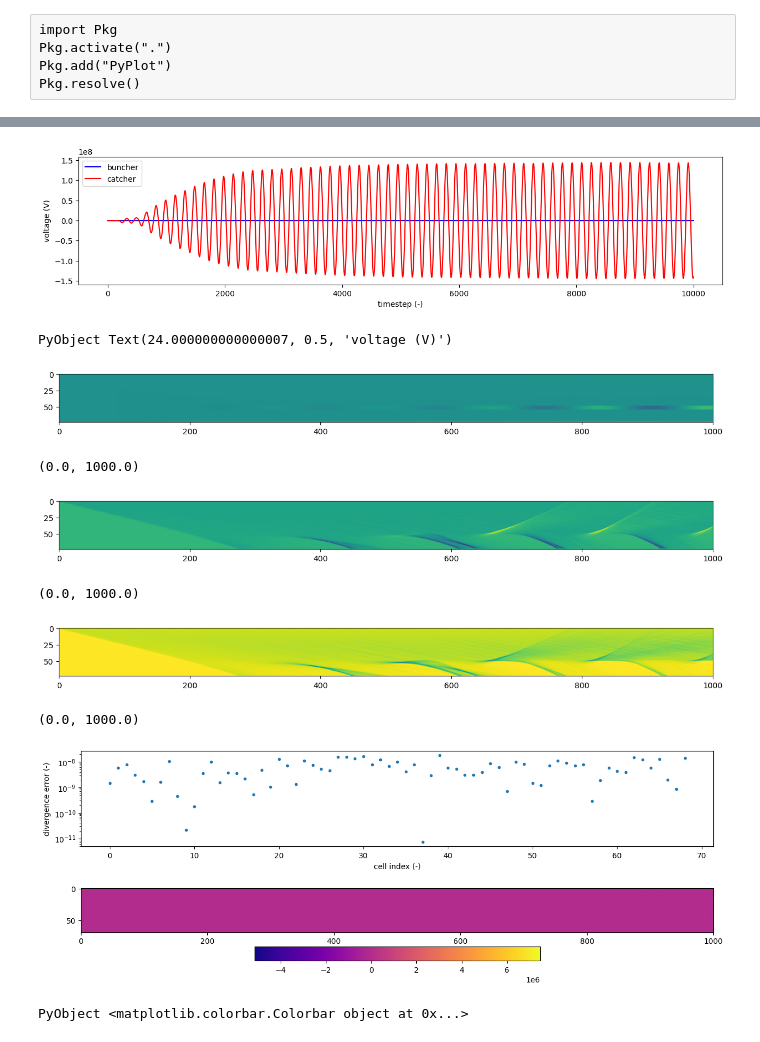
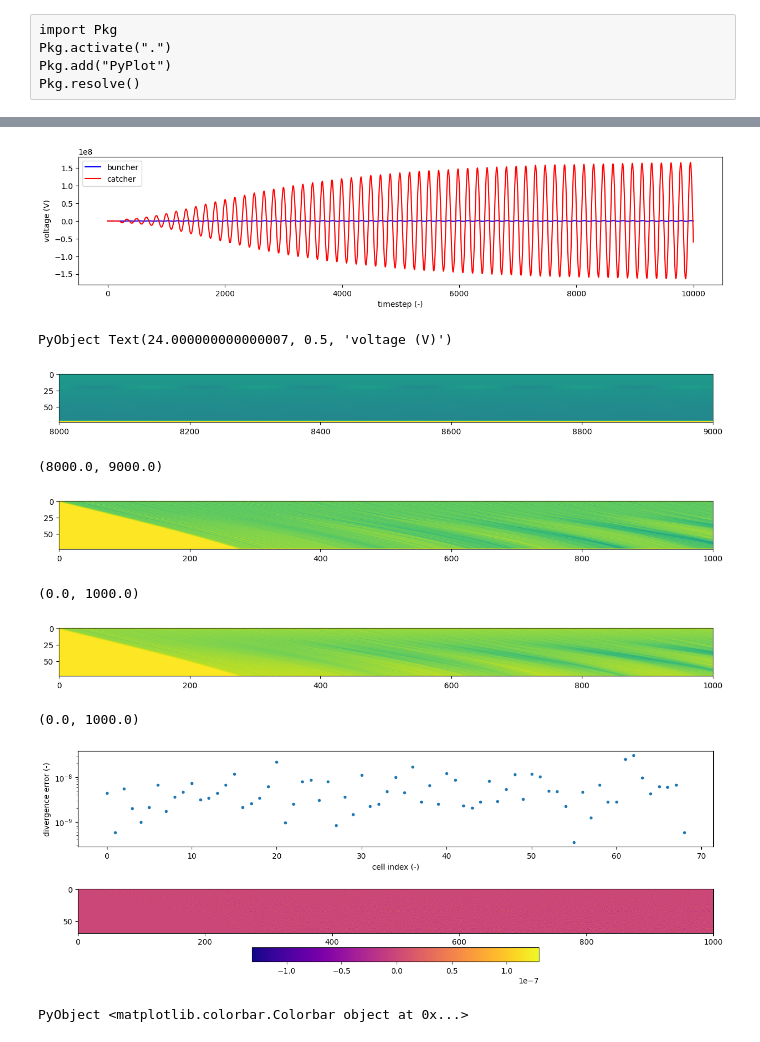
Before and after one commit to bchaber/iskra, a Jupyter notebook: klystron.ipynb, the cells around one changed output, grey strips where cells are left out. Drawn from its saved outputs; the diff is of its cells as text; code cells hidden in the pictures.

```diff
--- a/klystron.ipynb
+++ b/klystron.ipynb
@@ -348,7 +348,7 @@ function main()
 
     I0 = 12kA
     U0 = 175kV
-    I1 = 1A
+    I1 = 500A
 
     state, context = build(I0, U0, I1)
     pusher = context.pusher
@@ -399,23 +399,23 @@ legend(("buncher", "catcher"))
 xlabel("timestep (-)")
 ylabel("voltage (V)")
 # %% [output]
-[figure, old version]
+[figure, new version]
 PyObject Text(24.000000000000007, 0.5, 'voltage (V)')
 # %%
 using PyPlot
 figure(figsize=(15, 6))
 imshow(results.Ex)
-xlim((0, 1000))
+xlim((8000, 9000))
 # %% [output]
-[figure, old version]
+[figure, new version]
-(0.0, 1000.0)
+(8000.0, 9000.0)
 # %%
 using PyPlot
 figure(figsize=(15, 6))
 imshow(results.Jx)
 xlim((0, 1000))
 # %% [output]
-[figure, old version]
+[figure, new version]
 (0.0, 1000.0)
 # %%
 using PyPlot
@@ -423,7 +423,7 @@ figure(figsize=(15, 6))
 imshow(results.rho)
 xlim((0, 1000))
 # %% [output]
-[figure, old version]
+[figure, new version]
 (0.0, 1000.0)
 # %%
 let
@@ -448,7 +448,7 @@ let
     colorbar(orientation="horizontal")
 end
 # %% [output]
-[figure, old version]
+[figure, new version]
 PyObject <matplotlib.colorbar.Colorbar object at 0x...>
 # %%
 function showplot(results)
```
Also changed, not shown: parts of 6 cells of this notebook, 1 other file.
